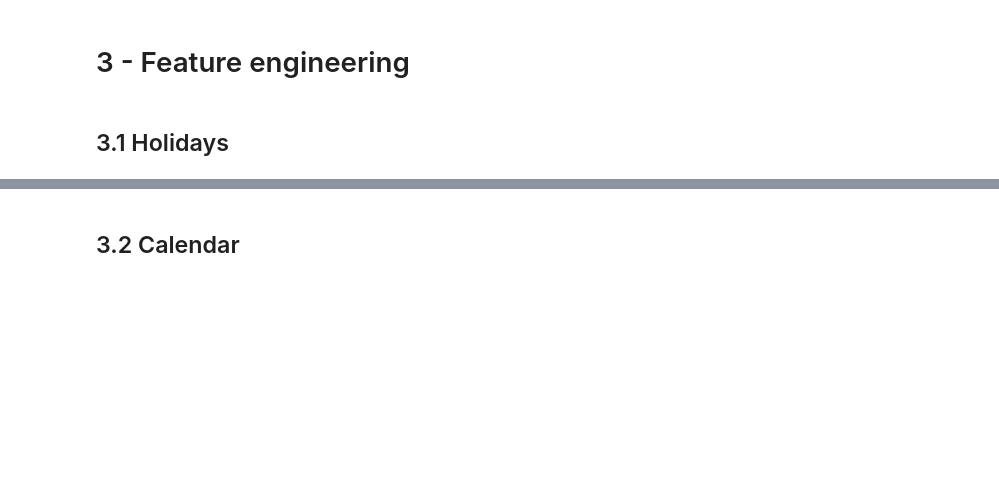
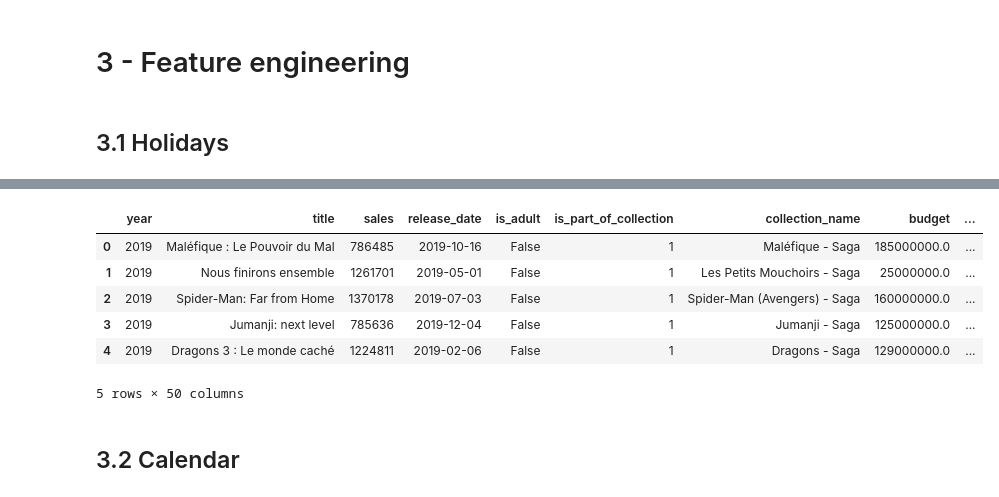
Before and after one commit to artefactory/french-box-office, a Jupyter notebook: notebooks/session4/solutions.ipynb, the cells around one changed output, grey strips where cells are left out. Saved outputs shown, nothing was run; the diff lists cells and outputs as text; code cells hidden in the pictures; blank space fills up the shorter version.

```diff
--- a/notebooks/session4/solutions.ipynb
+++ b/notebooks/session4/solutions.ipynb
@@ -317,7 +321,8 @@ Number of movies with no sales: 189
 # %%
 # Missing/zero values for budget
 # Hint: check the number of missing values to see which approach is the best suited
-data.loc[data['budget'] == 0, 'budget'] = np.median(data.loc[data['budget'] != 0]['budget'])
+median = np.median(data.loc[data['budget'] != 0]['budget'])
+data.loc[(data['budget'].isnull() == True) | (data['budget'] == 0, 'budget')] = median
 # %% [output]
 A value is trying to be set on a copy of a slice from a DataFrame.
 Try using .loc[row_indexer,col_indexer] = value instead
@@ -468,5 +519,15 @@ df_holidays['holiday'] = df_holidays['vacances_zone_a'] + df_holidays['vacances_
 df_holidays['date'] = df_holidays['date'].map(lambda x: str(x))
 data_final_cal = pd.merge(data_final, df_holidays, how='left', left_on='release_date', right_on='date').fillna(0)
+# %%
+data_final_cal.head()
+# %% [output]
+|  | year | title | sales | release_date | is_adult | is_part_of_collection | collection_name | budget | ... |
+| 0 | 2019 | Maléfique : Le Pouvoir du Mal | 786485 | 2019-10-16 | False | 1 | Maléfique - Saga | 185000000.0 | ... |
+| 1 | 2019 | Nous finirons ensemble | 1261701 | 2019-05-01 | False | 1 | Les Petits Mouchoirs - Saga | 25000000.0 | ... |
+| 2 | 2019 | Spider-Man: Far from Home | 1370178 | 2019-07-03 | False | 1 | Spider-Man (Avengers) - Saga | 160000000.0 | ... |
+| 3 | 2019 | Jumanji: next level | 785636 | 2019-12-04 | False | 1 | Jumanji - Saga | 125000000.0 | ... |
+| 4 | 2019 | Dragons 3 : Le monde caché | 1224811 | 2019-02-06 | False | 1 | Dragons - Saga | 129000000.0 | ... |
+5 rows × 50 columns
 # %% [markdown]
 ## 3.2 Calendar
 # %%
```
Also changed, not shown: parts of 19 cells of this notebook, 1 other file.
